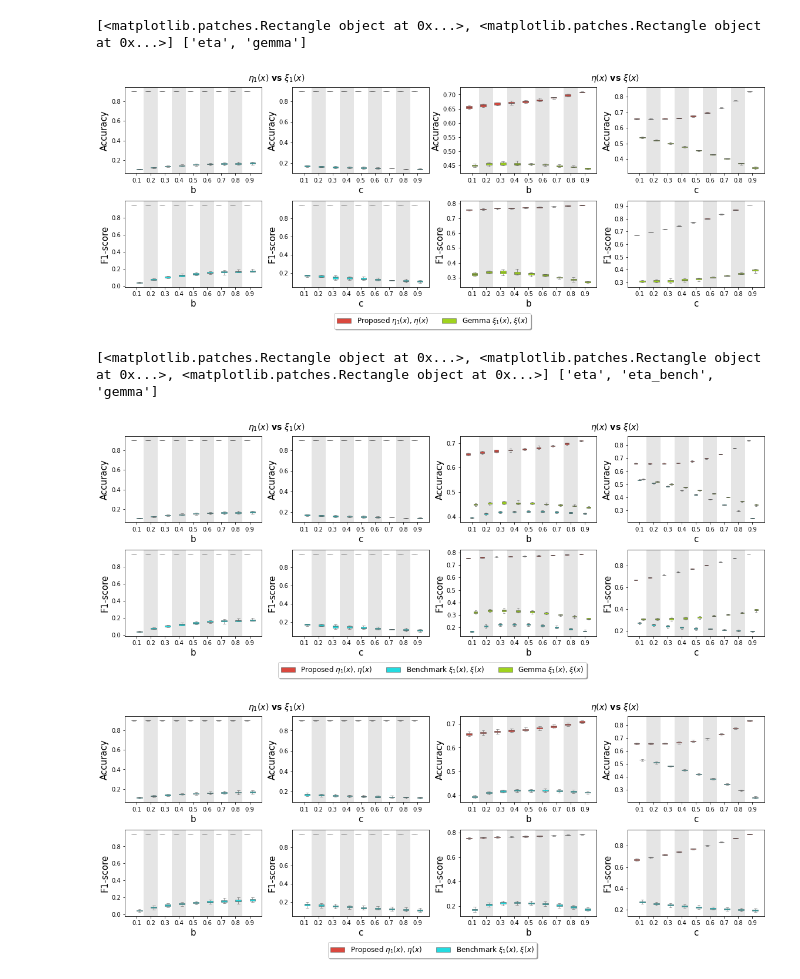
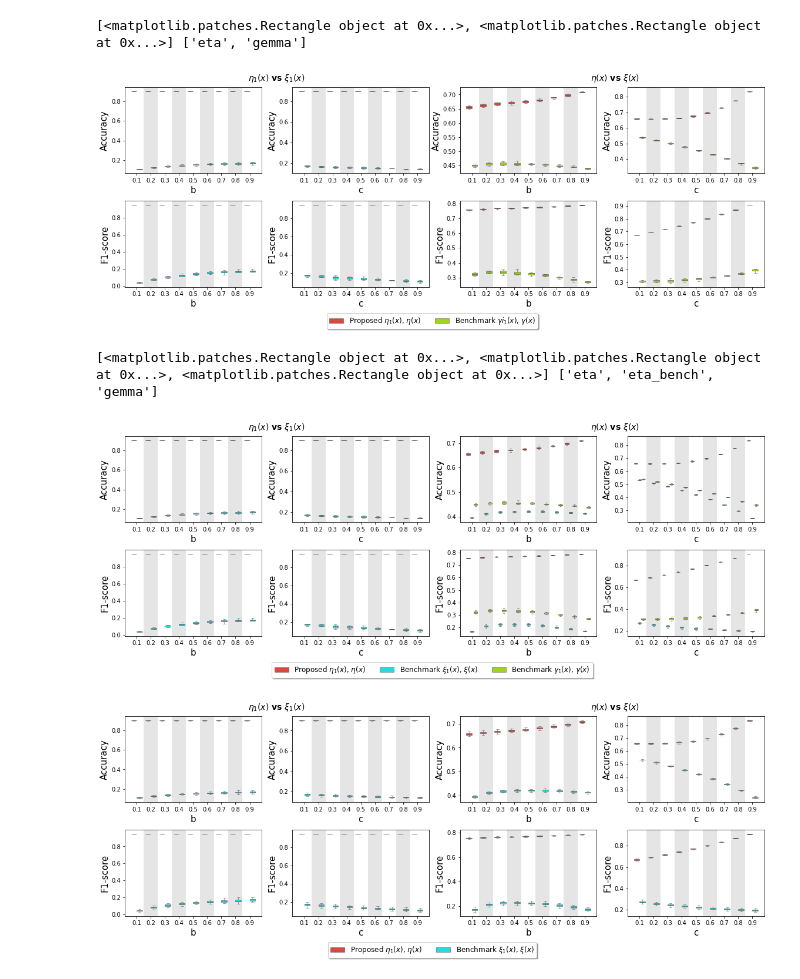
Before and after one commit to haotianzh/UDA, a Jupyter notebook: ood_celeA/experiment_celeA.ipynb, the cells around one changed output. Drawn from its saved outputs; the diff is of its cells as text; code cells hidden in the pictures.

Commit message:
add new benchmark

```diff
--- a/ood_celeA/experiment_celeA.ipynb
+++ b/ood_celeA/experiment_celeA.ipynb
@@ -68,35 +68,35 @@ axes[1][3].set_xlabel(f'c',fontsize=15)
 # axes[0][0].set_ylim((0.48, 0.89))
 # axes[0][1].set_ylim((0.48, 0.89))
 # axes[0][2].set_ylim((0.48, 0.89))
 # axes[0][3].set_ylim((0.48, 0.89))
 
 # axes[1][0].set_ylim((0.17, 0.85))
 # axes[1][1].set_ylim((0.17, 0.85))
 # axes[1][2].set_ylim((0.17, 0.85))
 # axes[1][3].set_ylim((0.17, 0.85))
 for i in range(2):
     for j in range(4):
         axes[i][j].legend_.remove()
         for k in range(0, 8):
             if k % 2 == 1:
                 axes[i][j].axvspan(k-.5, k+.5, facecolor='black', alpha=0.1)
 handles, labels = axes[0][2].get_legend_handles_labels()
 print(handles, labels)
 # handles2, labels2 = axes[0][3].get_legend_handles_labels()
 # handles = handles1 + handles2
 
 fig.legend(loc='lower center', bbox_to_anchor=(0.5, -0.07),
-          fancybox=True, shadow=True, ncol=5, handles=handles, labels=[r'Proposed $\eta_1(x)$, $\eta(x)$', r'Gemma $\xi_1(x)$, $\xi(x)$'], fontsize=12)
+          fancybox=True, shadow=True, ncol=5, handles=handles, labels=[r'Proposed $\eta_1(x)$, $\eta(x)$', r'Benchmark $\gamma i_1(x)$, $\gamma(x)$'], fontsize=12)
 
 fig.text(0.27, 0.92, r'$\eta_1(x)$ vs $\xi_1(x)$', ha='center', fontsize=14, weight='bold')
 fig.text(0.77, 0.92, r'$\eta(x)$ vs $\xi(x)$', ha='center', fontsize=14, weight='bold')
 
 # Optional: Adjust spacing
 plt.subplots_adjust(top=0.90, hspace=0.4)
 fig.tight_layout(rect=[0, 0, 1, 0.92])
 # %% [output]
 [<matplotlib.patches.Rectangle object at 0x...>, <matplotlib.patches.Rectangle object at 0x...>] ['eta', 'gemma']
-[figure, old version]
+[figure, new version]
 # %%
 import matplotlib.pyplot as plt
 import seaborn as sns
@@ -155,7 +155,7 @@ print(handles, labels)
 # handles = handles1 + handles2
 
 fig.legend(loc='lower center', bbox_to_anchor=(0.5, -0.07),
-          fancybox=True, shadow=True, ncol=5, handles=handles, labels=[r'Proposed $\eta_1(x)$, $\eta(x)$',  r'Benchmark $\xi_1(x)$, $\xi(x)$', r'Gemma $\xi_1(x)$, $\xi(x)$'], fontsize=12)
+          fancybox=True, shadow=True, ncol=5, handles=handles, labels=[r'Proposed $\eta_1(x)$, $\eta(x)$',  r'Benchmark $\xi_1(x)$, $\xi(x)$', r'Benchmark $\gamma_1(x)$, $\gamma(x)$'], fontsize=12)
 
 fig.text(0.27, 0.92, r'$\eta_1(x)$ vs $\xi_1(x)$', ha='center', fontsize=14, weight='bold')
 fig.text(0.77, 0.92, r'$\eta(x)$ vs $\xi(x)$', ha='center', fontsize=14, weight='bold')
@@ -165,7 +165,7 @@ plt.subplots_adjust(top=0.90, hspace=0.4)
 fig.tight_layout(rect=[0, 0, 1, 0.92])
 # %% [output]
 [<matplotlib.patches.Rectangle object at 0x...>, <matplotlib.patches.Rectangle object at 0x...>, <matplotlib.patches.Rectangle object at 0x...>] ['eta', 'eta_bench', 'gemma']
-[figure, old version]
+[figure, new version]
 # %%
 import matplotlib.pyplot as plt
 import seaborn as sns
```
Also changed, not shown: 2 other files.
